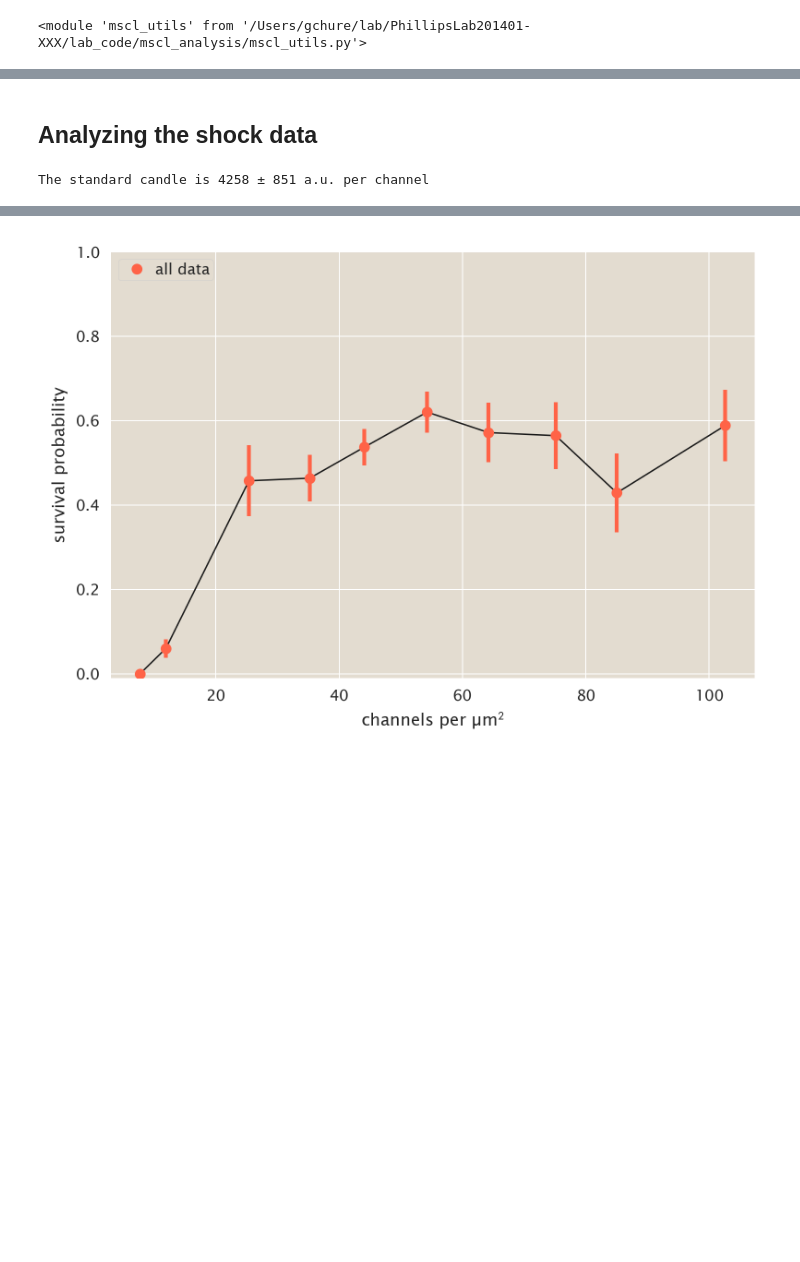
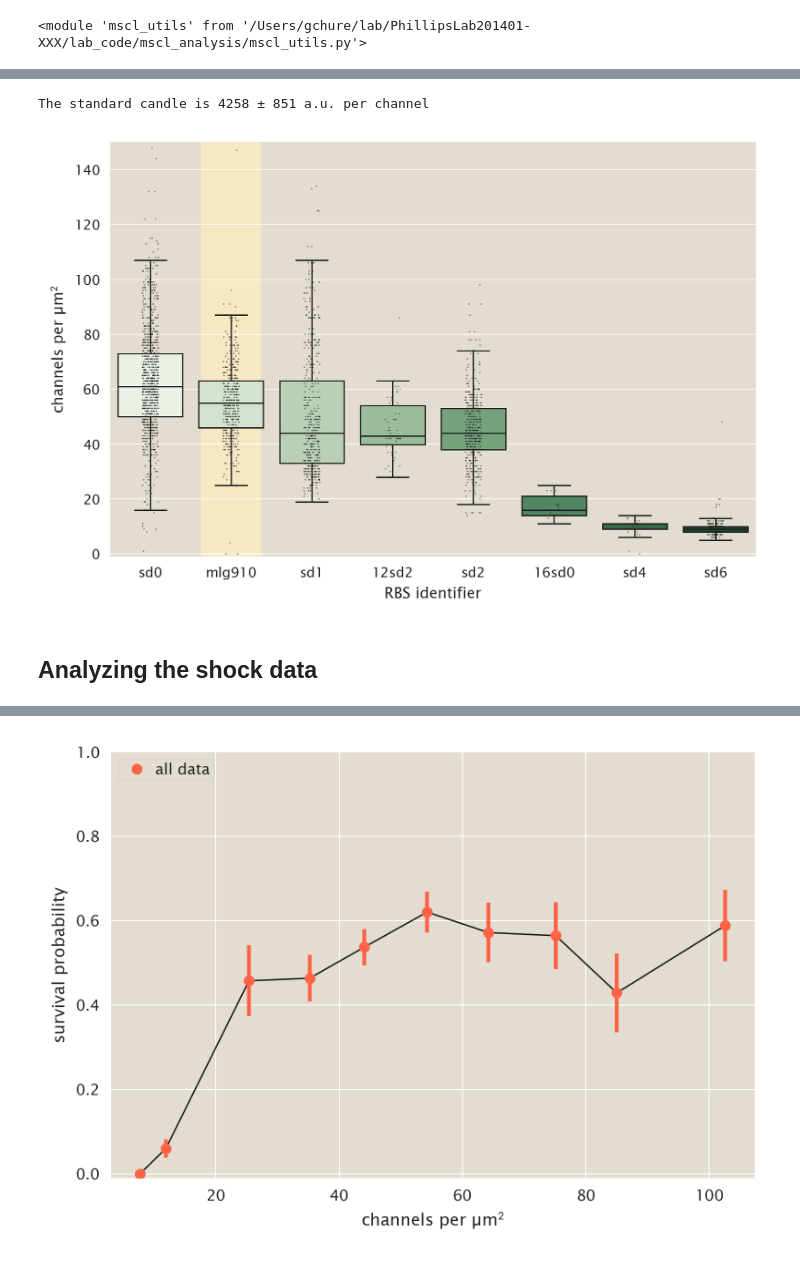
Before and after one commit to RPGroup-PBoC/mscl_survival, a Jupyter notebook: code/analysis.ipynb, the cells around one changed output, grey strips where cells are left out. Saved outputs shown, nothing was run; the diff lists cells and outputs as text; code cells hidden in the pictures; blank space fills up the shorter version.

```diff
--- a/code/analysis.ipynb
+++ b/code/analysis.ipynb
@@ -73,3 +84,45 @@ boxwhisker
+# %%
+# Convert based off of our standard candle.
+CHANNEL_NUM = 340
+CHANNEL_ERR = 68
+PERC_ERR = CHANNEL_ERR / CHANNEL_NUM
+
+# Candle strain is MLG910
+candle_strain = data[data['rbs']=='mlg910']
+candle_int = candle_strain['area'] * candle_strain['rescaled_intensity']
+au_per_channel = np.mean(candle_int / CHANNEL_NUM)
+au_per_channel_err = PERC_ERR * au_per_channel
+print('The standard candle is {0} ± {1} a.u. per channel'.format(int(au_per_channel), int(au_per_channel_err)))
+# %% [output]
+The standard candle is 4258 ± 851 a.u. per channel
+# %%
+# Compute the channel density and regenerate the plot above.
+data['channel_density'] = (data['rescaled_intensity'] / au_per_channel).astype(int)
+
+# Rank order the strains by expression.
+order = data.groupby('rbs')['channel_density'].mean().sort_values()[::-1].index
+
+# Set up the figure axis.
+fig, ax = plt.subplots(1, 1, figsize=(6,4))
+
+# Plot the box-whiskers and the jitter plot.
+_ = sns.boxplot(x='rbs', y='channel_density', data=data, palette='Greens', order=order,
+           linewidth=0.75, ax=ax, fliersize=0, saturation=0.5, )
+_ = sns.stripplot(x='rbs', y='channel_density', data=data, order=order,
+            jitter=True, alpha=0.5, marker='.', size=1.75, color='k')
+
+# Add an indicator to the standard candle.
+# ax.set_ylim([-10000, 8E5])
+ax.vlines(1, ax.get_ylim()[0], ax.get_ylim()[1], color='#FFEDC0', lw=35, alpha=0.75, zorder=0)
+
+# Add labels, format, and save the plot
+ax.set_ylim([-1, 150])
+ax.set_xlabel('RBS identifier')
+ax.set_ylabel('channels per µm$^2$')
+plt.tight_layout()
+plt.savefig('../figs/analysis/rbs_channel_density_boxplots.pdf', bbox_inches='tight')
+# %% [output]
+[figure, added]
 # %% [markdown]
 ## Analyzing the shock data
 # %%
@@ -81,17 +142,0 @@ shock_data = shock_data[(shock_data['rbs'] != '10sd1')  & (shock_data['rescaled_
-# %%
-# Convert based off of our standard candle.
-CHANNEL_NUM = 340
-CHANNEL_ERR = 68
-PERC_ERR = CHANNEL_ERR / CHANNEL_NUM
-
-# Compute the reference values from the merged data.
-data = data[data['rescaled_intensity'] > 0]
-
-# Candle strain is MLG910
-candle_strain = data[data['rbs']=='mlg910']
-candle_int = candle_strain['area'] * candle_strain['rescaled_intensity']
-au_per_channel = np.mean(candle_int / CHANNEL_NUM)
-au_per_channel_err = PERC_ERR * au_per_channel
-print('The standard candle is {0} ± {1} a.u. per channel'.format(int(au_per_channel), int(au_per_channel_err)))
-# %% [output]
-The standard candle is 4258 ± 851 a.u. per channel
```
Also changed, not shown: parts of 28 cells of this notebook.
